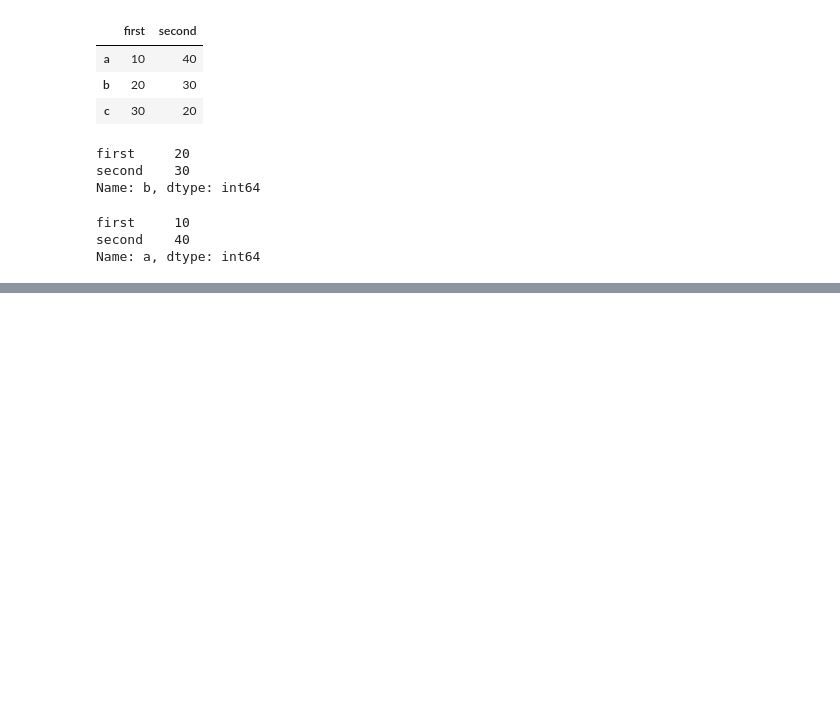
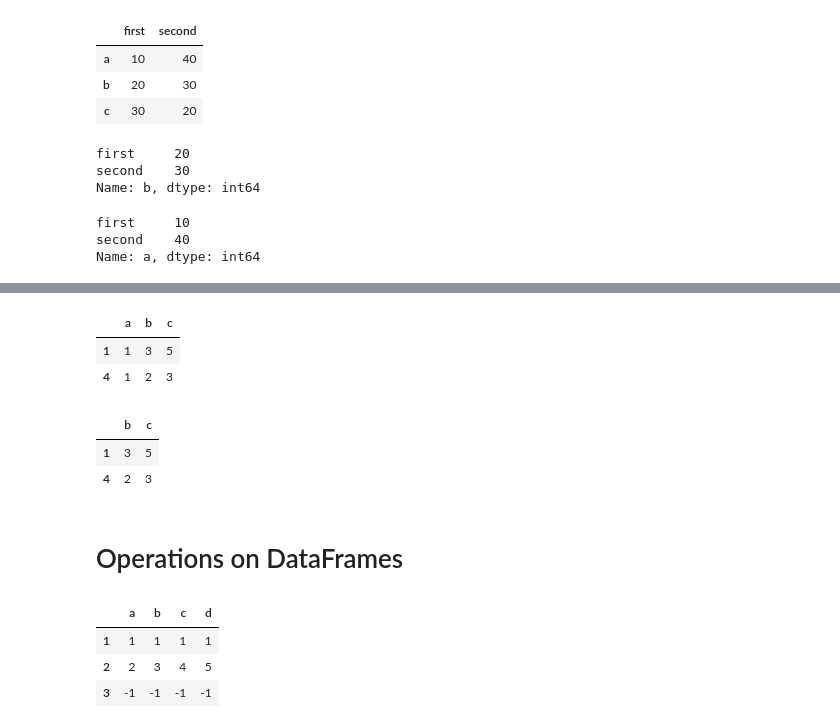
Before and after one commit to emekdahl/python_learning_studio, a Jupyter notebook: 4_Module/pandas.ipynb, the cells around one changed output, grey strips where cells are left out. Cells and saved outputs as stored; diff of their text form; code cells hidden in the pictures; blank space fills up the shorter version.

```diff
--- a/4_Module/pandas.ipynb
+++ b/4_Module/pandas.ipynb
@@ -198,0 +271,16 @@ Name: a, dtype: int64
+# %%
+df4 = df3.drop(labels='d', axis=1)
+df4
+# %% [output]
+|  | a | b | c |
+| 1 | 1 | 3 | 5 |
+| 4 | 1 | 2 | 3 |
+# %%
+df4.pop('a')
+df4
+# %% [output]
+|  | b | c |
+| 1 | 3 | 5 |
+| 4 | 2 | 3 |
+# %% [markdown]
+# Operations on DataFrames
@@ -198,0 +289,7 @@ Name: a, dtype: int64
+# %%
+df
+# %% [output]
+|  | a | b | c | d |
+| 1 | 1 | 1 | 1 | 1 |
+| 2 | 2 | 3 | 4 | 5 |
+| 3 | -1 | -1 | -1 | -1 |
```
Also changed, not shown: parts of 19 cells of this notebook.
